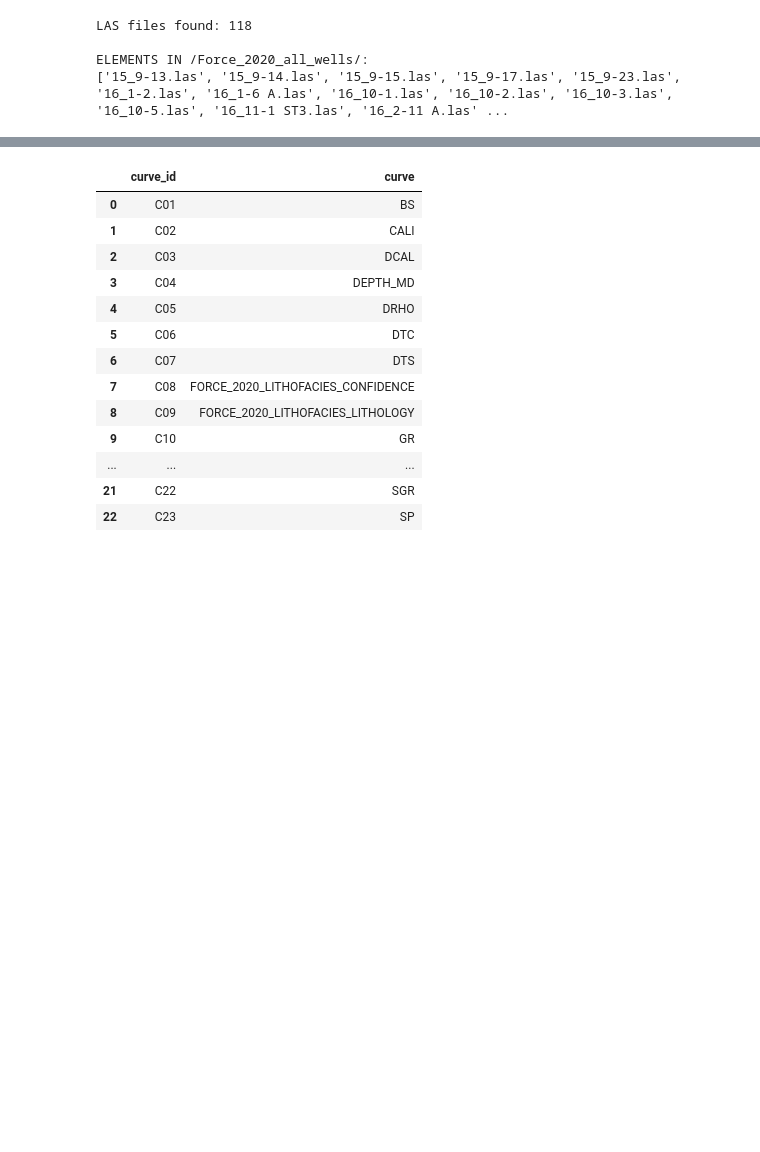
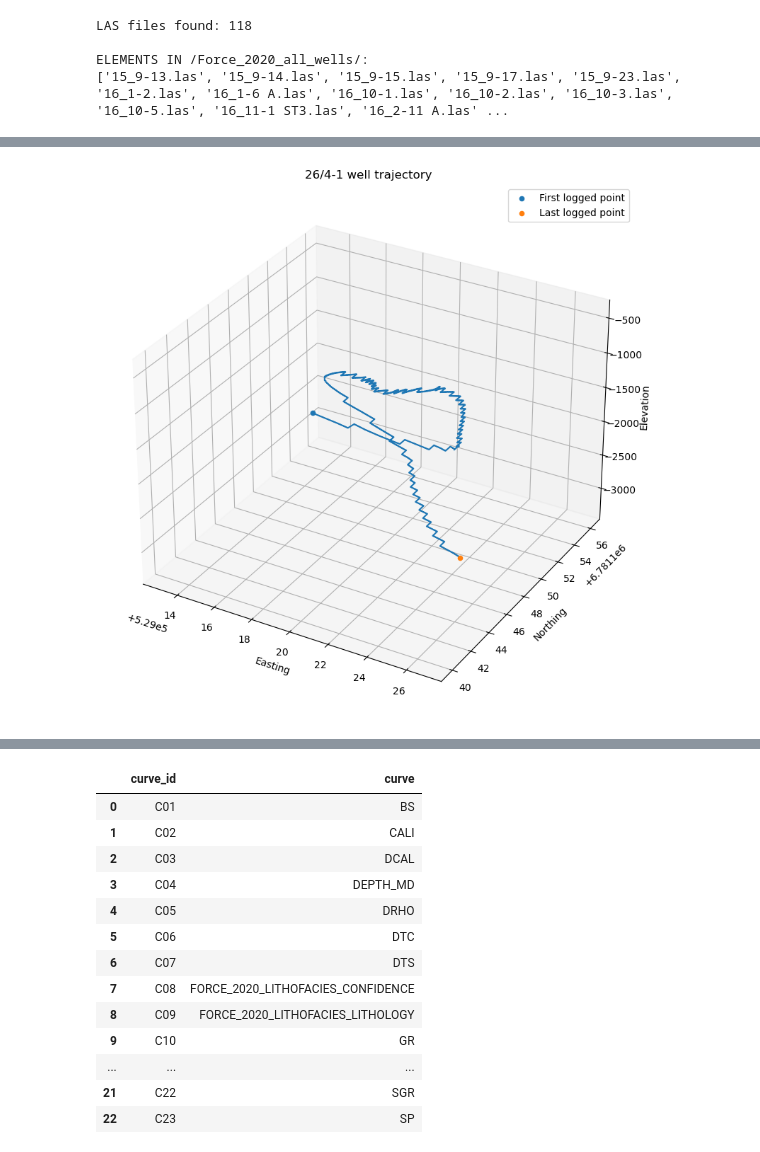
Before and after one commit to leraos/force_2020_well_log_analysis, a Jupyter notebook: notebooks/01_data_inventory.ipynb, the cells around one changed output, grey strips where cells are left out. Saved outputs shown, nothing was run; the diff lists cells and outputs as text; code cells hidden in the pictures; blank space fills up the shorter version.

Commit message:
added 2d map of all the wells alongside 3d view of individual well trajectory to show deviations

```diff
--- a/notebooks/01_data_inventory.ipynb
+++ b/notebooks/01_data_inventory.ipynb
@@ -49,8 +58,11 @@ def inspect_las(las_input):
     print(f'{os.path.basename(las_input)}\n')
     ### verbose output
     single_las = lasio.read(las_input)
-    print(single_las)
+
     ### selected output
+    curve_names = [curve.mnemonic for curve in single_las.curves]
+    print(f'CURVES:\n{curve_names}\n')
+
     for item in single_las.well:
         print(
             item.mnemonic,
@@ -62,11 +74,90 @@ def inspect_las(las_input):
         )
 
     ### read as pandas df, if x and y coordinates exist print them
+        ### x = easting, y = northing
     df = single_las.df()
     if 'X_LOC' in df.columns and df['X_LOC'].notna().any():
-        x = df['X_LOC'].dropna().iloc[0]
-        y = df['Y_LOC'].dropna().iloc[0]
-        print(f"\n(Northing and Easting) | X: {x}, Y: {y}")
+
+        xy_check = pd.DataFrame(
+            {
+                "unique_x": [df["X_LOC"].nunique(dropna=True)],
+                "unique_y": [df["Y_LOC"].nunique(dropna=True)],
+                "x_min": [df["X_LOC"].min()],
+                "x_max": [df["X_LOC"].max()],
+                "y_min": [df["Y_LOC"].min()],
+                "y_max": [df["Y_LOC"].max()],
+            }
+        )
+        print(f'\nUnique location values:\n{xy_check}\n')
+
+        ### finding: some wells are deviated, not perfectly vertical and so there is a trajectory that varies spatially, measured depth = depth along borehole
+        trajectory = df[["DEPTH_MD", "X_LOC", "Y_LOC", "Z_LOC"]].dropna().copy()
+        print(f'Trajectory null values:\n{trajectory.isna().sum()}') ,print(f'\nTrajectory describe:\n{trajectory.describe()}')
+
+        first_point = trajectory.iloc[0]
+        last_point = trajectory.iloc[-1]
+
+        print(
+        "\nFirst valid trajectory point"
+        f"\nMD: {first_point['DEPTH_MD']}"
+        f"\nX:  {first_point['X_LOC']}"
+        f"\nY:  {first_point['Y_LOC']}"
+        f"\nZ:  {first_point['Z_LOC']}"
+        )
+
+        print(
+        "\nLast valid trajectory point"
+        f"\nMD: {last_point['DEPTH_MD']}"
+        f"\nX:  {last_point['X_LOC']}"
+        f"\nY:  {last_point['Y_LOC']}"
+        f"\nZ:  {last_point['Z_LOC']}"
+        )
+
+
+
+
+        ### 3d plot
+        fig = plt.figure(figsize=(9, 8))
+        ax = fig.add_subplot(111, projection="3d")
+
+        ax.plot(
+            trajectory["X_LOC"],
+            trajectory["Y_LOC"],
+            trajectory["Z_LOC"],
+        )
+
+        ax.scatter(
+            trajectory["X_LOC"].iloc[0],
+            trajectory["Y_LOC"].iloc[0],
+            trajectory["Z_LOC"].iloc[0],
+            label="First logged point",
+        )
+
+        ax.scatter(
+            trajectory["X_LOC"].iloc[-1],
+            trajectory["Y_LOC"].iloc[-1],
+            trajectory["Z_LOC"].iloc[-1],
+            label="Last logged point",
+        )
+
+        ax.set_xlabel("Easting")
+        ax.set_ylabel("Northing")
+        ax.set_zlabel("Elevation")
+        ax.set_title("26/4-1 well trajectory")
+        ax.legend()
+
+        plt.tight_layout()
+        plt.show()
+
+
+
+
+
+
+
+
+
+
     else:
         print("\nMISSING location curves")
 
@@ -94,0 +185 @@ API =   | API NUMBER
+[figure, added]
```
Also changed, not shown: parts of 3 cells of this notebook.
